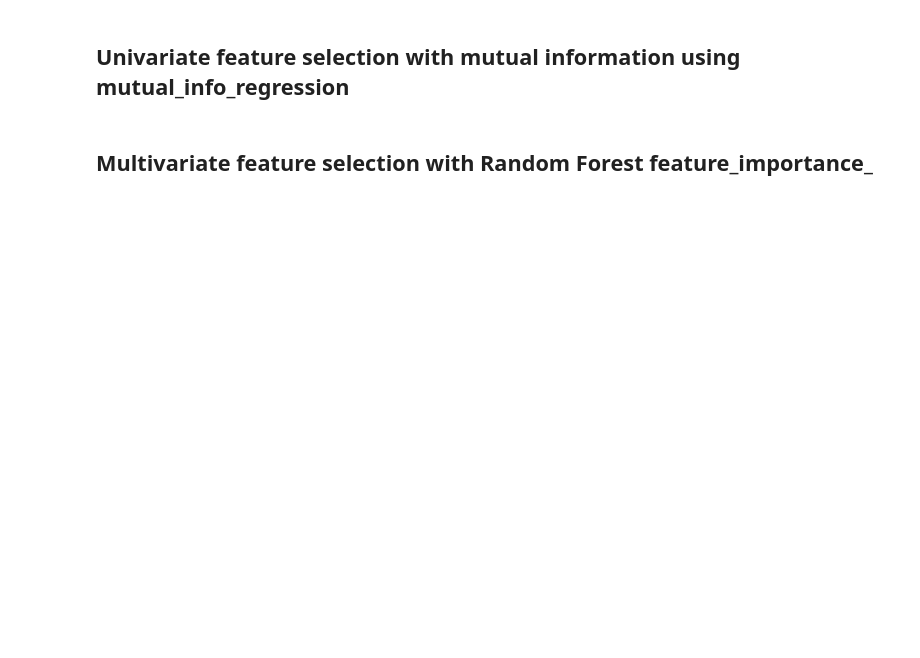
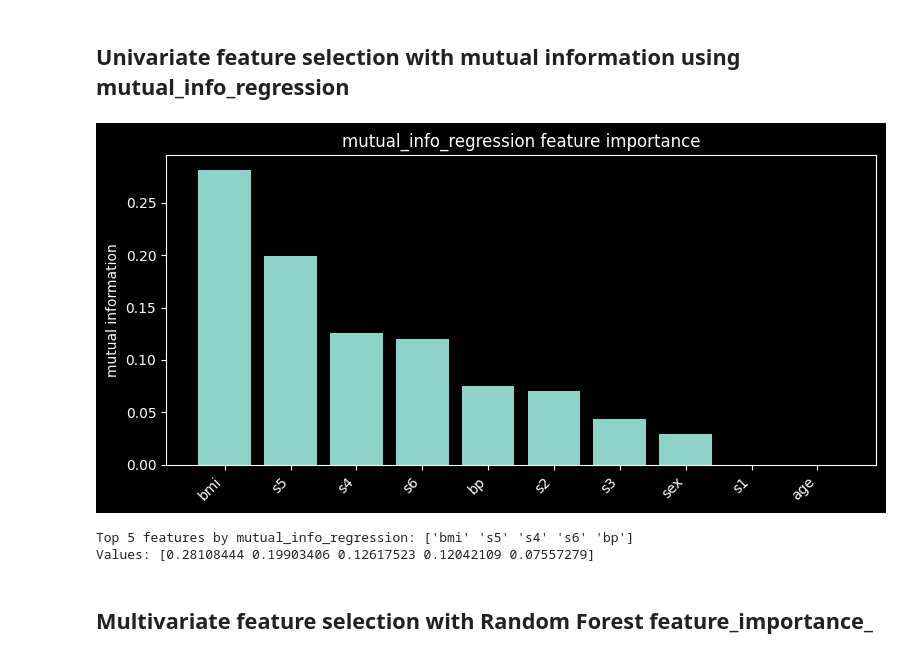
Before and after one commit to DataScienceAndEngineering/hw4p6-Awesome-Angel715, a Jupyter notebook: dsei2100s26hw4p6-feature-selection.ipynb, the cells around one changed output. Saved outputs shown, nothing was run; the diff lists cells and outputs as text; code cells hidden in the pictures; blank space fills up the shorter version.

```diff
--- a/dsei2100s26hw4p6-feature-selection.ipynb
+++ b/dsei2100s26hw4p6-feature-selection.ipynb
@@ -80,9 +150,28 @@ A Here:
 # %%
 # Use mutual_info_regression to get the feature importance, sort by the absolute value
 # but show the signed value on y and label on x by variable name
 # Should be a bar graph
+mi_vals = mutual_info_regression(X_train, y_train, random_state=SEED)
+mi_inds = np.argsort(mi_vals)[::-1]
+fig, ax = plt.subplots(figsize=(8,4))
+rank = np.arange(len(data.feature_names))
+ax.bar(rank, mi_vals[mi_inds])
+ax.set_xticks(rank)
+ax.set_xticklabels(np.array(data.feature_names)[mi_inds], rotation=45, ha='right')
+ax.set_ylabel('mutual information')
+ax.set_title('mutual_info_regression feature importance')
+plt.tight_layout()
+plt.show()
+# %% [output]
+[figure, added]
 # %%
 # What are the top 5 features according to mutual_info_regression?
+top5_mi = np.array(data.feature_names)[mi_inds][:5]
+print('Top 5 features by mutual_info_regression:', top5_mi)
+print('Values:', mi_vals[mi_inds][:5])
+# %% [output]
+Top 5 features by mutual_info_regression: ['bmi' 's5' 's4' 's6' 'bp']
+Values: [0.28108444 0.19903406 0.12617523 0.12042109 0.07557279]
 # %% [markdown]
 ## Multivariate feature selection with Random Forest feature_importance_
 # %%
```
Also changed, not shown: parts of 14 cells of this notebook.
